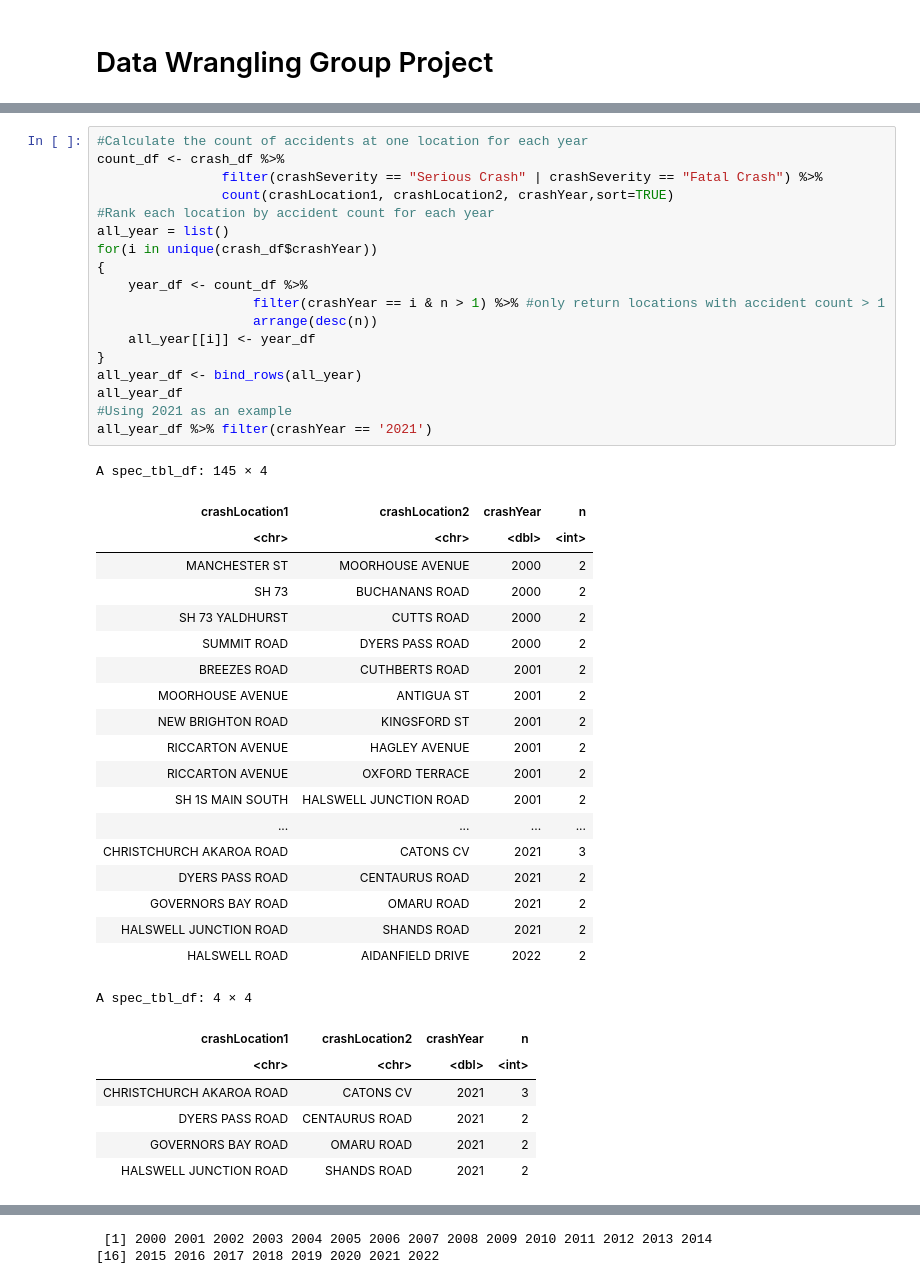
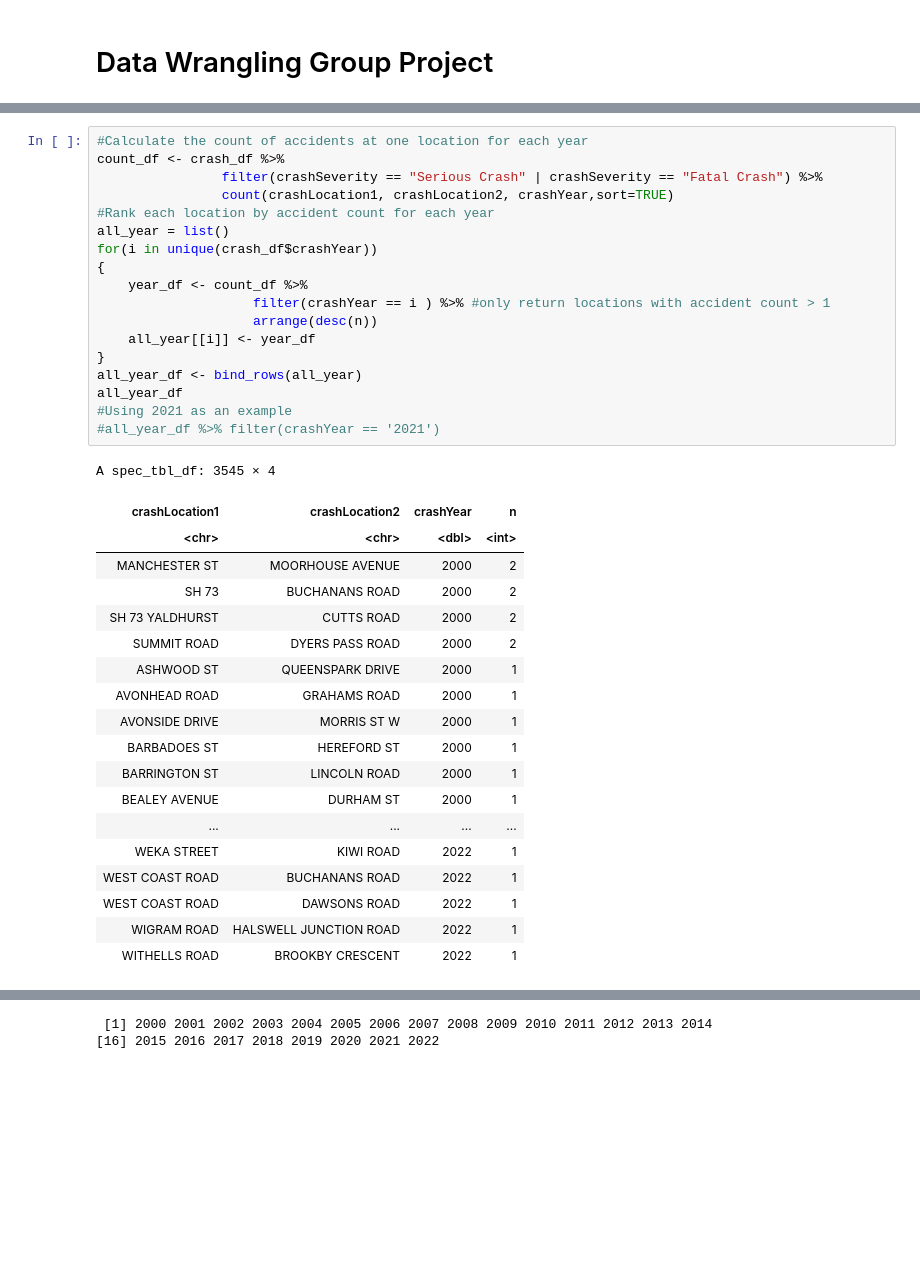
Before and after one commit to zelta1990/DATA422-Group-Project, a Jupyter notebook: group_project.ipynb, the cells around one changed output, grey strips where cells are left out. Saved outputs shown, nothing was run; the diff lists cells and outputs as text; blank space fills up the shorter version.

Commit message:
got dataframe containinglocations of interest

```diff
--- a/group_project.ipynb
+++ b/group_project.ipynb
@@ -54,45 +54,38 @@ $ weatherB                  <chr> "Null", "Null", "Null", "Null", "Null", "Nul~
 # %%
 #Calculate the count of accidents at one location for each year
 count_df <- crash_df %>%
                 filter(crashSeverity == "Serious Crash" | crashSeverity == "Fatal Crash") %>%
                 count(crashLocation1, crashLocation2, crashYear,sort=TRUE)
 #Rank each location by accident count for each year
 all_year = list()
 for(i in unique(crash_df$crashYear))
 {
     year_df <- count_df %>%
-                    filter(crashYear == i & n > 1) %>% #only return locations with accident count > 1
+                    filter(crashYear == i ) %>% #only return locations with accident count > 1
                     arrange(desc(n))
     all_year[[i]] <- year_df
 }
 all_year_df <- bind_rows(all_year)
 all_year_df
 #Using 2021 as an example
-all_year_df %>% filter(crashYear == '2021')
+#all_year_df %>% filter(crashYear == '2021')
 # %% [output]
-A spec_tbl_df: 145 × 4
+A spec_tbl_df: 3545 × 4
 | crashLocation1 | crashLocation2 | crashYear | n |
 | <chr> | <chr> | <dbl> | <int> |
 | MANCHESTER ST | MOORHOUSE AVENUE | 2000 | 2 |
 | SH 73 | BUCHANANS ROAD | 2000 | 2 |
 | SH 73 YALDHURST | CUTTS ROAD | 2000 | 2 |
 | SUMMIT ROAD | DYERS PASS ROAD | 2000 | 2 |
-| BREEZES ROAD | CUTHBERTS ROAD | 2001 | 2 |
-| MOORHOUSE AVENUE | ANTIGUA ST | 2001 | 2 |
-| NEW BRIGHTON ROAD | KINGSFORD ST | 2001 | 2 |
-| RICCARTON AVENUE | HAGLEY AVENUE | 2001 | 2 |
-| RICCARTON AVENUE | OXFORD TERRACE | 2001 | 2 |
-| SH 1S MAIN SOUTH | HALSWELL JUNCTION ROAD | 2001 | 2 |
+| ASHWOOD ST | QUEENSPARK DRIVE | 2000 | 1 |
+| AVONHEAD ROAD | GRAHAMS ROAD | 2000 | 1 |
+| AVONSIDE DRIVE | MORRIS ST W | 2000 | 1 |
+| BARBADOES ST | HEREFORD ST | 2000 | 1 |
+| BARRINGTON ST | LINCOLN ROAD | 2000 | 1 |
+| BEALEY AVENUE | DURHAM ST | 2000 | 1 |
 | ... | ... | ... | ... |
-| CHRISTCHURCH AKAROA ROAD | CATONS CV | 2021 | 3 |
-| DYERS PASS ROAD | CENTAURUS ROAD | 2021 | 2 |
-| GOVERNORS BAY ROAD | OMARU ROAD | 2021 | 2 |
-| HALSWELL JUNCTION ROAD | SHANDS ROAD | 2021 | 2 |
-| HALSWELL ROAD | AIDANFIELD DRIVE | 2022 | 2 |
+| WEKA STREET | KIWI ROAD | 2022 | 1 |
+| WEST COAST ROAD | BUCHANANS ROAD | 2022 | 1 |
+| WEST COAST ROAD | DAWSONS ROAD | 2022 | 1 |
+| WIGRAM ROAD | HALSWELL JUNCTION ROAD | 2022 | 1 |
+| WITHELLS ROAD | BROOKBY CRESCENT | 2022 | 1 |
-A spec_tbl_df: 4 × 4
-| crashLocation1 | crashLocation2 | crashYear | n |
-| <chr> | <chr> | <dbl> | <int> |
-| CHRISTCHURCH AKAROA ROAD | CATONS CV | 2021 | 3 |
-| DYERS PASS ROAD | CENTAURUS ROAD | 2021 | 2 |
-| GOVERNORS BAY ROAD | OMARU ROAD | 2021 | 2 |
-| HALSWELL JUNCTION ROAD | SHANDS ROAD | 2021 | 2 |
```
Also changed, not shown: parts of 4 cells of this notebook.
